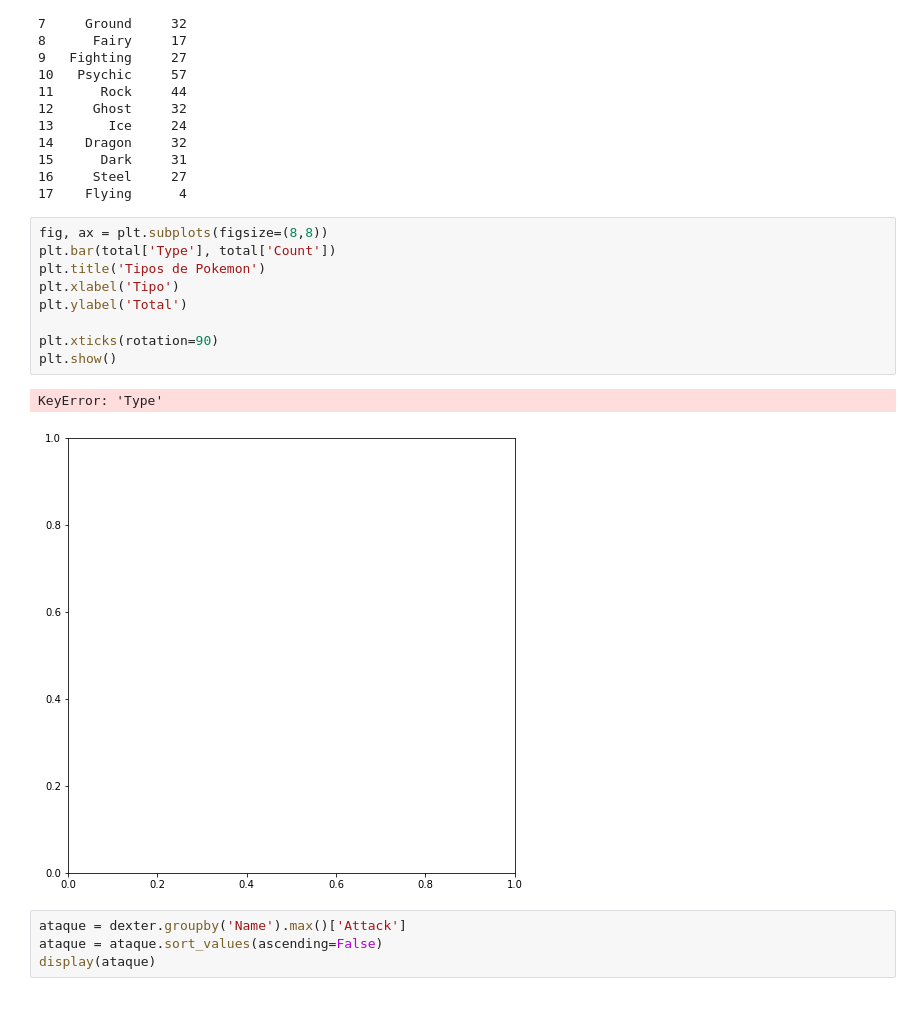
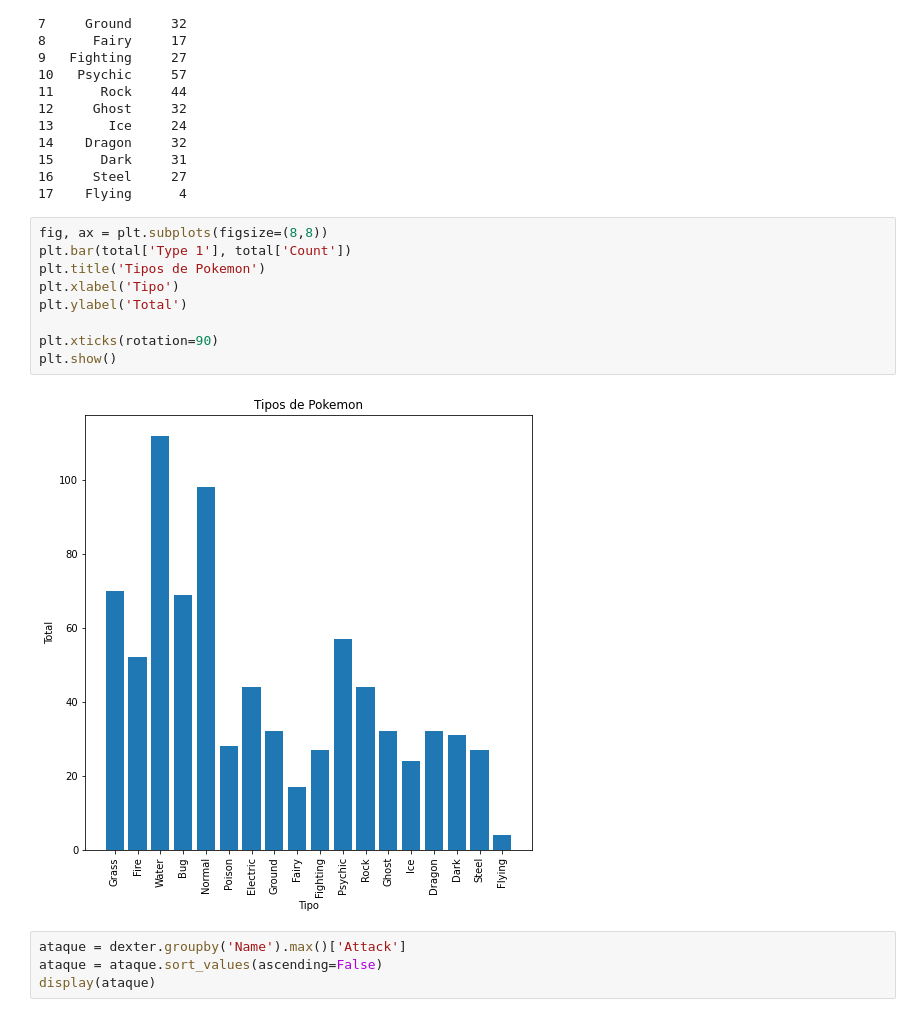
Before and after one commit to Mrayala0927/Data-Science, a Jupyter notebook: Pokemon/Pokemon.ipynb, the cells around one changed output. Drawn from its saved outputs; the diff is of its cells as text.

```diff
--- a/Pokemon/Pokemon.ipynb
+++ b/Pokemon/Pokemon.ipynb
@@ -111,16 +111,15 @@ print(total)
 17    Flying      4
 # %%
 fig, ax = plt.subplots(figsize=(8,8))
-plt.bar(total['Type'], total['Count'])
+plt.bar(total['Type 1'], total['Count'])
 plt.title('Tipos de Pokemon')
 plt.xlabel('Tipo')
 plt.ylabel('Total')
 
 plt.xticks(rotation=90)
 plt.show()
 # %% [output]
-KeyError: 'Type'
-[figure, old version]
+[figure, new version]
 # %%
 ataque = dexter.groupby('Name').max()['Attack']
 ataque = ataque.sort_values(ascending=False)
```
Also changed, not shown: parts of 7 cells of this notebook, 2 other files.
